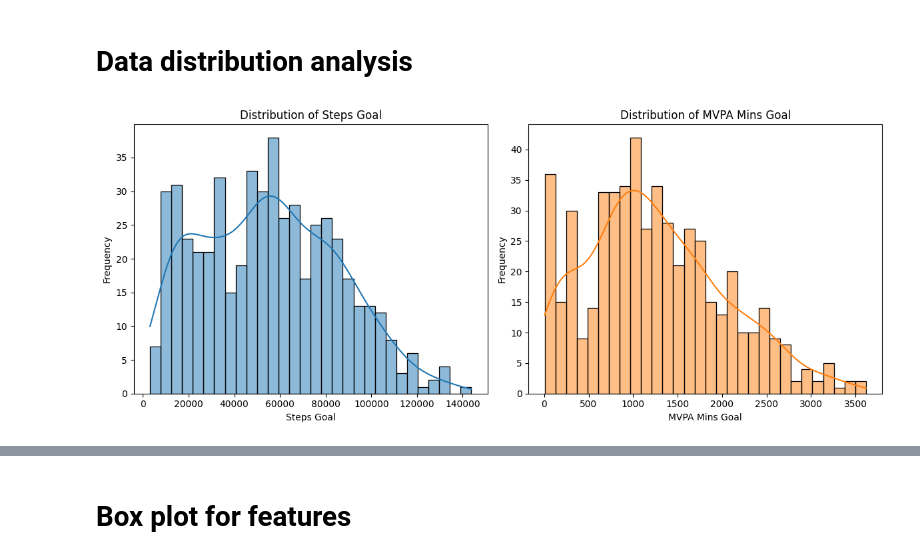
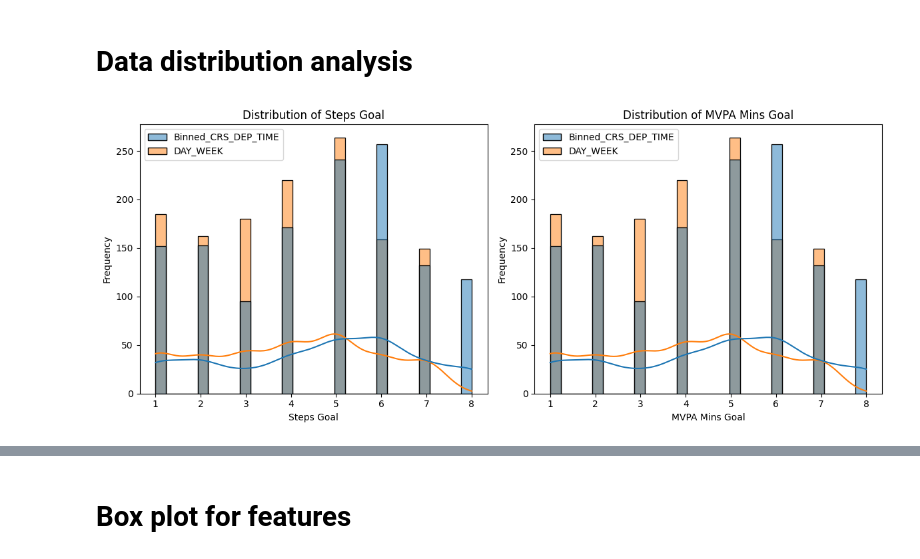
Before and after one commit to aliowx/activity-goal-prediction, a Jupyter notebook: notebook/final_model_notebook.ipynb, the cells around one changed output, grey strips where cells are left out. Drawn from its saved outputs; the diff is of its cells as text; code cells hidden in the pictures.

```diff
--- a/notebook/final_model_notebook.ipynb
+++ b/notebook/final_model_notebook.ipynb
@@ -121,0 +104,8 @@ logger.info(f"Unique categories in treatment (holdout): {X_holdout['treatment'].
+# %%
+if 'Weather' in df.columns:
+    df = df.drop('Weather', axis=1)
+    print("\n'Weather' column dropped.")
+else:
+    print("\n'Weather' column not found.")
+
+logger.info("The Weather Drop in data ")
@@ -124,20 +117,20 @@ logger.info(f"Unique categories in treatment (holdout): {X_holdout['treatment'].
 # %%
 plt.figure(figsize=(12, 5))
 plt.subplot(1, 2, 1)
-sns.histplot(y['steps_goal'], bins=30, kde=True, color='#1f77b4')
+sns.histplot(df, bins=30, kde=True, color='#1f77b4')
 plt.title('Distribution of Steps Goal')
 plt.xlabel('Steps Goal')
 plt.ylabel('Frequency')
 
 plt.subplot(1, 2, 2)
-sns.histplot(y['mvpa_mins_goal'], bins=30, kde=True, color='#ff7f0e')
+sns.histplot(df, bins=30, kde=True, color='#ff7f0e')
 plt.title('Distribution of MVPA Mins Goal')
 plt.xlabel('MVPA Mins Goal')
 plt.ylabel('Frequency')
 
 plt.tight_layout()
 plt.savefig('../photo/distribution_targets.png')
 plt.show()
 logger.info("Target distribution plots saved as '../photo/distribution_targets.png'")
 # %% [output]
-[figure, old version]
+[figure, new version]
```
Also changed, not shown: parts of 10 cells of this notebook, 1 other file.
